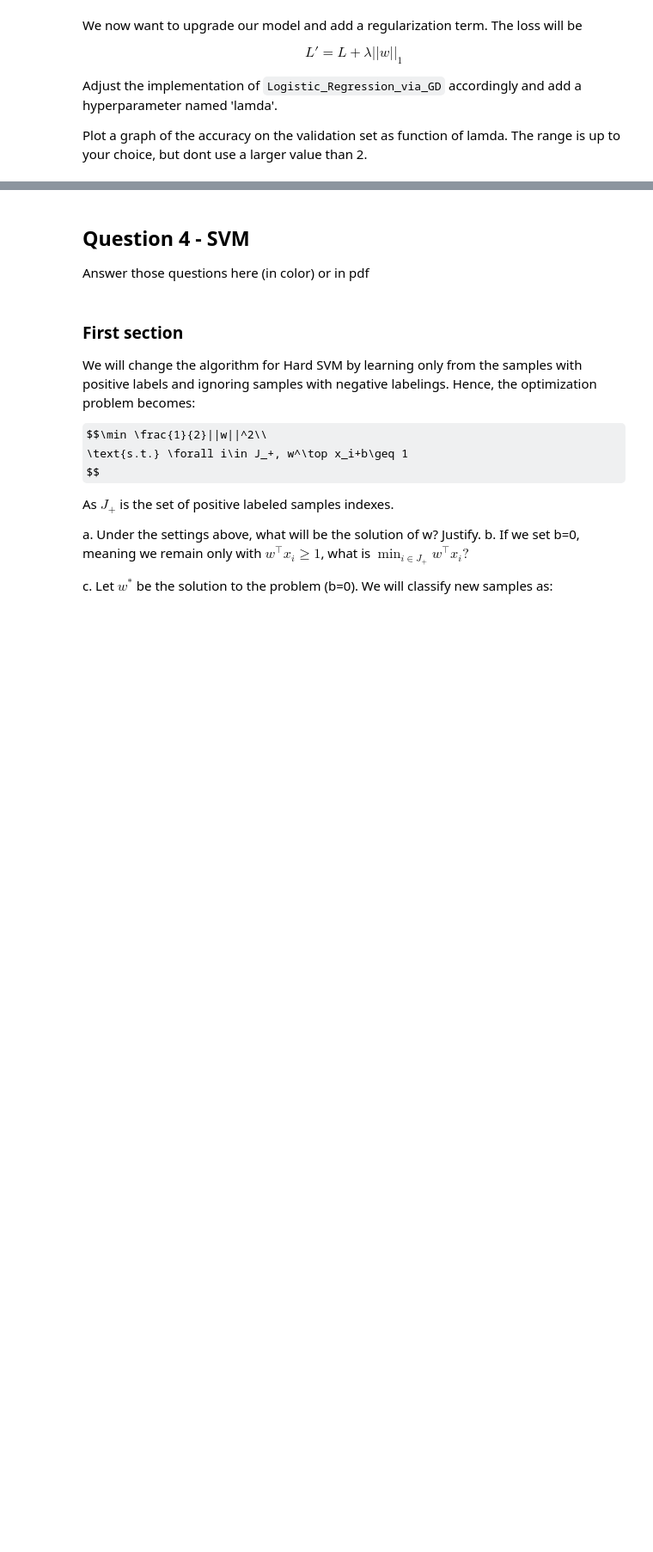
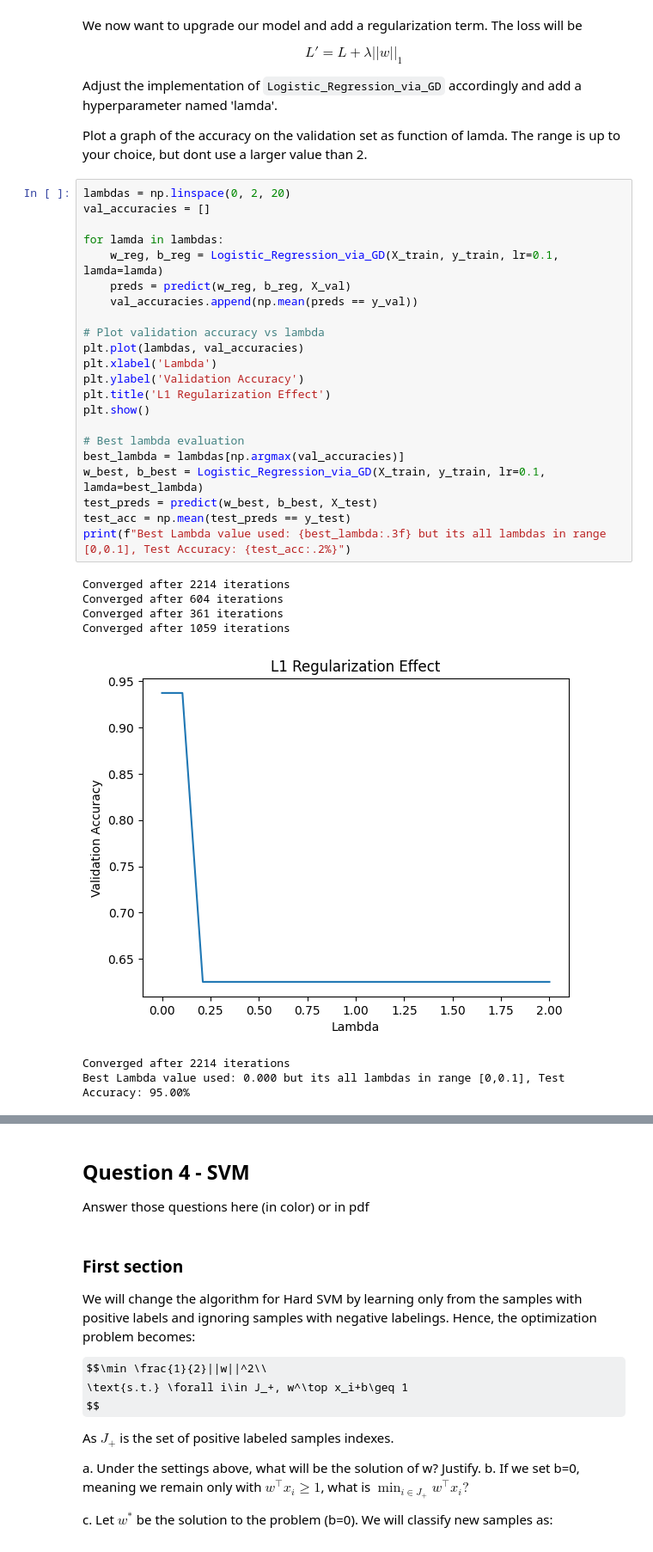
Before and after one commit to MahmoudAbade/ML-HW, a Jupyter notebook: HW2.ipynb, the cells around one changed output, grey strips where cells are left out. Shown: that part at 86% size. Saved outputs shown, nothing was run; the diff lists cells and outputs as text; some formulas as TeX source; blank space fills up the shorter version.

```diff
--- a/HW2.ipynb
+++ b/HW2.ipynb
@@ -378,6 +402,36 @@ $$
 Adjust the implementation of `Logistic_Regression_via_GD` accordingly and add a hyperparameter named 'lamda'.
 
 Plot a graph of the accuracy on the validation set as function of lamda. The range is up to your choice, but dont use a larger value than 2.
+# %%
+lambdas = np.linspace(0, 2, 20)
+val_accuracies = []
+
+for lamda in lambdas:
+    w_reg, b_reg = Logistic_Regression_via_GD(X_train, y_train, lr=0.1, lamda=lamda)
+    preds = predict(w_reg, b_reg, X_val)
+    val_accuracies.append(np.mean(preds == y_val))
+
+# Plot validation accuracy vs lambda
+plt.plot(lambdas, val_accuracies)
+plt.xlabel('Lambda')
+plt.ylabel('Validation Accuracy')
+plt.title('L1 Regularization Effect')
+plt.show()
+
+# Best lambda evaluation
+best_lambda = lambdas[np.argmax(val_accuracies)]
+w_best, b_best = Logistic_Regression_via_GD(X_train, y_train, lr=0.1, lamda=best_lambda)
+test_preds = predict(w_best, b_best, X_test)
+test_acc = np.mean(test_preds == y_test)
+print(f"Best Lambda value used: {best_lambda:.3f} but its all lambdas in range [0,0.1], Test Accuracy: {test_acc:.2%}")
+# %% [output]
+Converged after 2214 iterations
+Converged after 604 iterations
+Converged after 361 iterations
+Converged after 1059 iterations
+[figure, added]
+Converged after 2214 iterations
+Best Lambda value used: 0.000 but its all lambdas in range [0,0.1], Test Accuracy: 95.00%
 # %% [markdown]
 Using the best $\lambda$ obtained from your work, print the final test accuracy.
 
```
Also changed, not shown: parts of 5 cells of this notebook.
